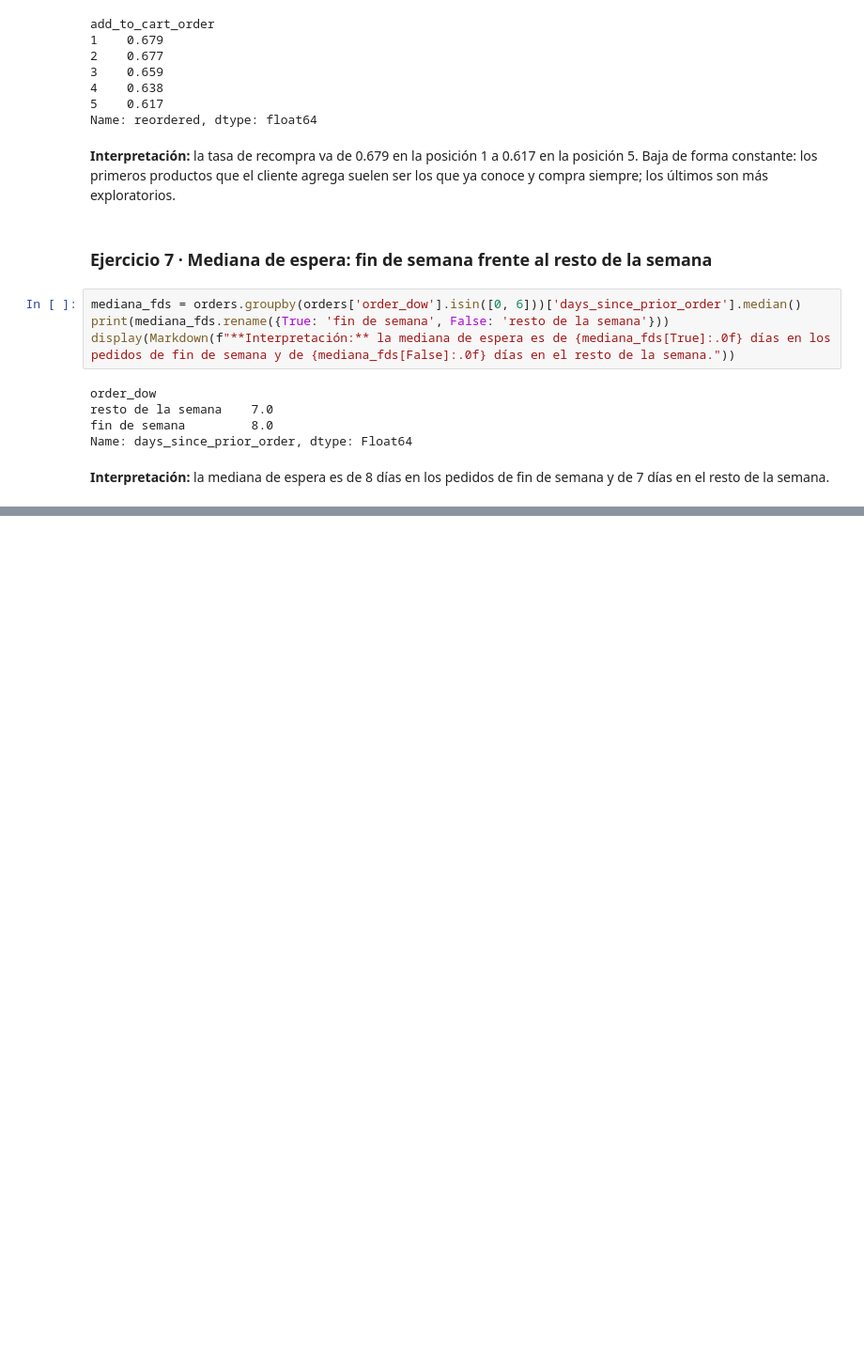
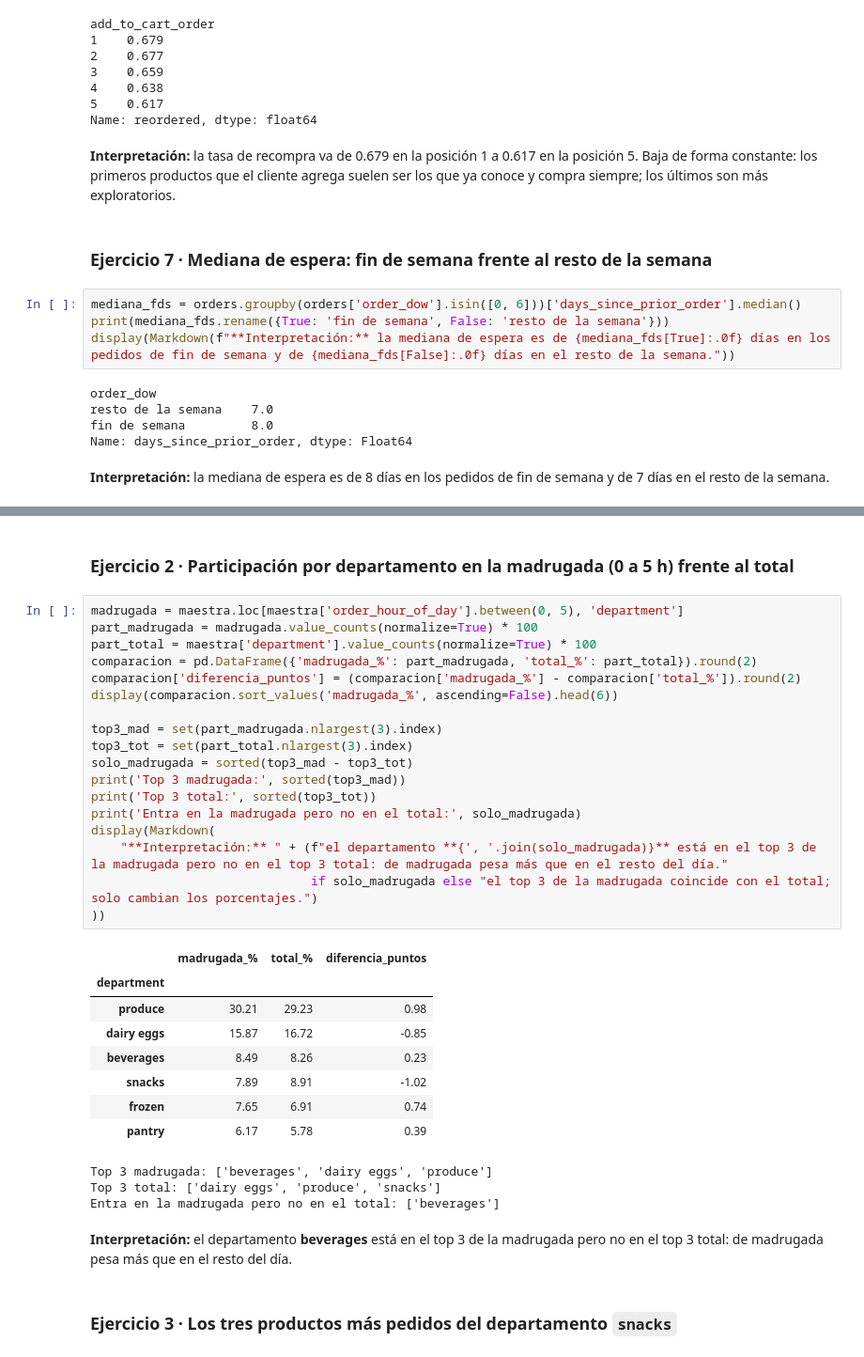
Before and after one commit to nicolasmunosh/instacart-analisis, a Jupyter notebook: notebooks/pandas_labs.ipynb, the cells around one changed output, grey strips where cells are left out. Shown at 94% size. Drawn from its saved outputs; the diff is of its cells as text; blank space fills up the shorter version.

Commit message:
feat: complete lesson 4 data merging

```diff
--- a/notebooks/pandas_labs.ipynb
+++ b/notebooks/pandas_labs.ipynb
@@ -839,0 +1119,35 @@ Name: days_since_prior_order, dtype: Float64
+# %% [markdown]
+### Ejercicio 2 · Participación por departamento en la madrugada (0 a 5 h) frente al total
+# %%
+madrugada = maestra.loc[maestra['order_hour_of_day'].between(0, 5), 'department']
+part_madrugada = madrugada.value_counts(normalize=True) * 100
+part_total = maestra['department'].value_counts(normalize=True) * 100
+comparacion = pd.DataFrame({'madrugada_%': part_madrugada, 'total_%': part_total}).round(2)
+comparacion['diferencia_puntos'] = (comparacion['madrugada_%'] - comparacion['total_%']).round(2)
+display(comparacion.sort_values('madrugada_%', ascending=False).head(6))
+
+top3_mad = set(part_madrugada.nlargest(3).index)
+top3_tot = set(part_total.nlargest(3).index)
+solo_madrugada = sorted(top3_mad - top3_tot)
+print('Top 3 madrugada:', sorted(top3_mad))
+print('Top 3 total:', sorted(top3_tot))
+print('Entra en la madrugada pero no en el total:', solo_madrugada)
+display(Markdown(
+    "**Interpretación:** " + (f"el departamento **{', '.join(solo_madrugada)}** está en el top 3 de la madrugada pero no en el top 3 total: de madrugada pesa más que en el resto del día."
+                              if solo_madrugada else "el top 3 de la madrugada coincide con el total; solo cambian los porcentajes.")
+))
+# %% [output]
+|  | madrugada_% | total_% | diferencia_puntos |
+| department |  |  |  |
+| produce | 30.21 | 29.23 | 0.98 |
+| dairy eggs | 15.87 | 16.72 | -0.85 |
+| beverages | 8.49 | 8.26 | 0.23 |
+| snacks | 7.89 | 8.91 | -1.02 |
+| frozen | 7.65 | 6.91 | 0.74 |
+| pantry | 6.17 | 5.78 | 0.39 |
+Top 3 madrugada: ['beverages', 'dairy eggs', 'produce']
+Top 3 total: ['dairy eggs', 'produce', 'snacks']
+Entra en la madrugada pero no en el total: ['beverages']
+**Interpretación:** el departamento **beverages** está en el top 3 de la madrugada pero no en el top 3 total: de madrugada pesa más que en el resto del día.
+# %% [markdown]
+### Ejercicio 3 · Los tres productos más pedidos del departamento `snacks`
```
Also changed, not shown: parts of 45 cells of this notebook, 3 other files.
